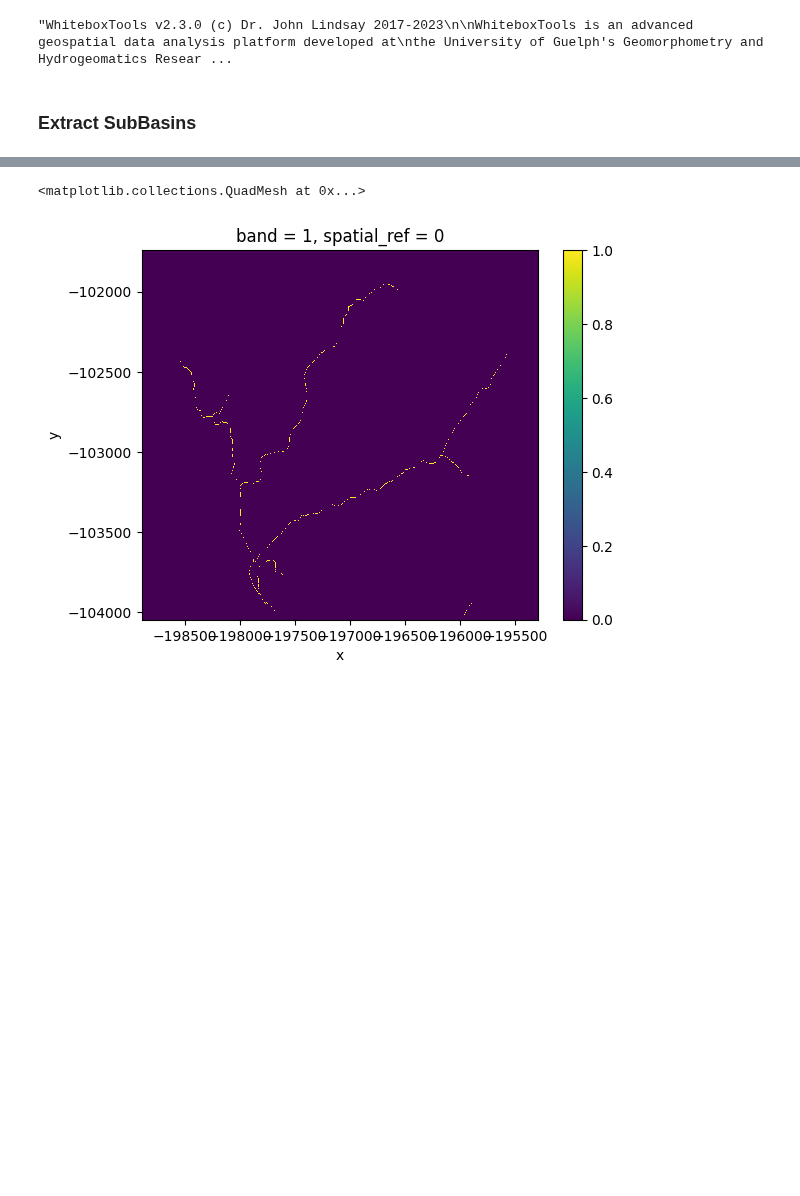
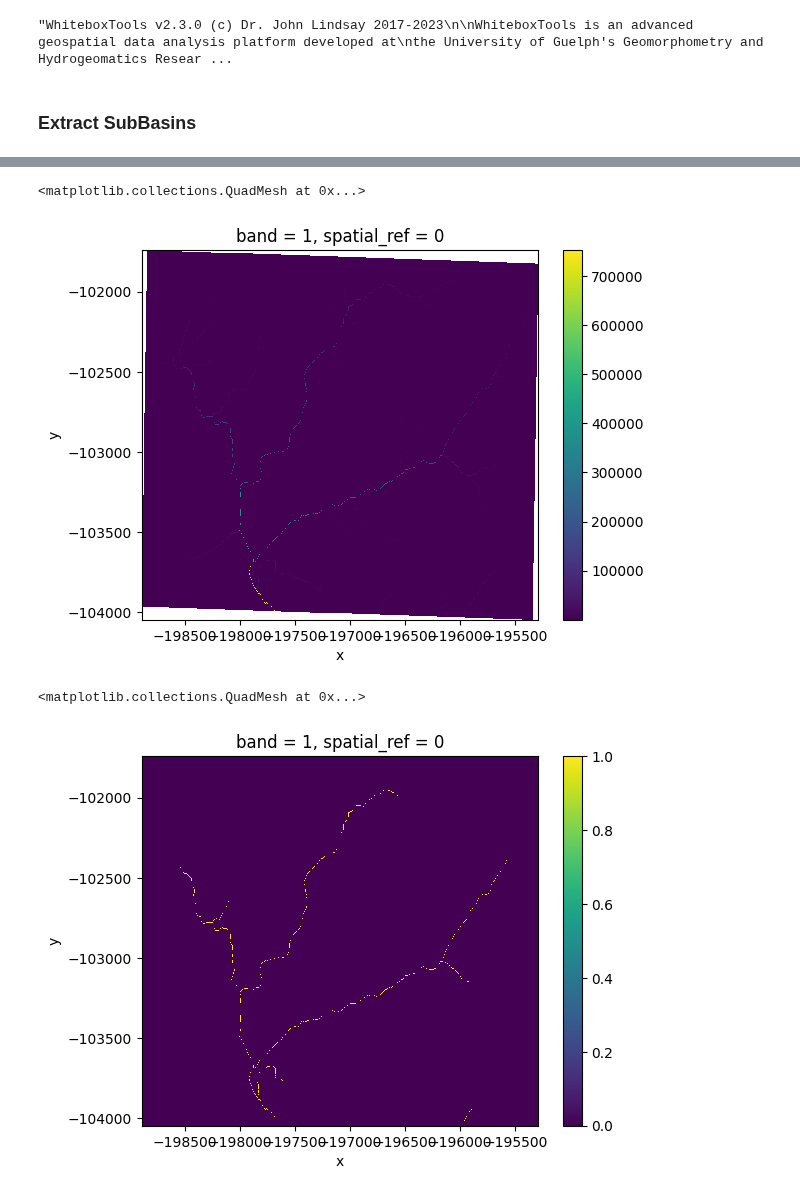
Before and after one commit to avkoehl/valleys, a Jupyter notebook: notebooks/basins.ipynb, the cells around one changed output, grey strips where cells are left out. Cells and saved outputs as stored; diff of their text form; code cells hidden in the pictures; blank space fills up the shorter version.

```diff
--- a/notebooks/basins.ipynb
+++ b/notebooks/basins.ipynb
@@ -173,3 +173,9 @@ Elapsed Time (excluding I/O): 0.88s
+# %%
+masked = flow_acc.where(flow_acc != -32768)
+masked.plot()
+# %% [output]
+<matplotlib.collections.QuadMesh at 0x...>
+[figure, added]
 # %%
 # decide on a threshold for flow accumulation
 threshold = 30000
```
Also changed, not shown: parts of 3 cells of this notebook, 2 other files.
